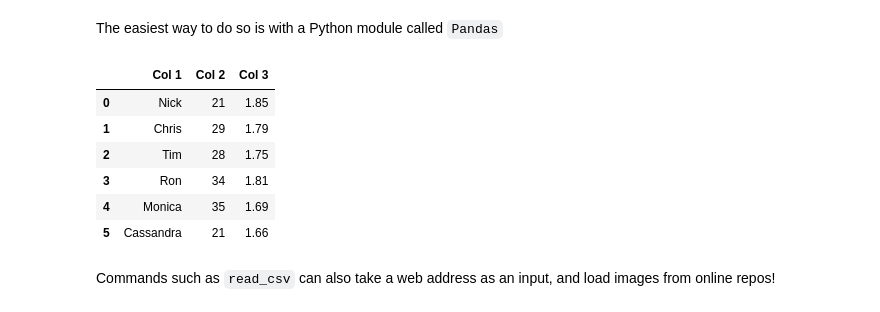
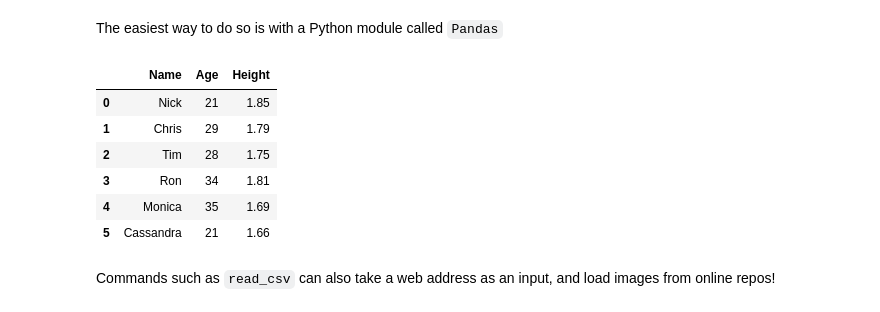
Before and after one commit to carlosfmorenog/CMM560, a Jupyter notebook: CMM560_Topic_1/CMM560_T1_Lec.ipynb, the cells around one changed output. Saved outputs shown, nothing was run; the diff lists cells and outputs as text; code cells hidden in the pictures.

```diff
--- a/CMM560_Topic_1/CMM560_T1_Lec.ipynb
+++ b/CMM560_Topic_1/CMM560_T1_Lec.ipynb
@@ -104,10 +108,10 @@ The easiest way to do so is with a Python module called `Pandas`
 import pandas as pd
 # %%
 # This cell will work only if the "data.csv" is in the same directory as this notebook
-data = pd.read_csv('data.csv')
+data = pd.read_csv('/content/CMM560/CMM560_Topic_1/data.csv')
 data
 # %% [output]
-|  | Col 1 | Col 2 | Col 3 |
+|  | Name | Age | Height |
 | 0 | Nick | 21 | 1.85 |
 | 1 | Chris | 29 | 1.79 |
 | 2 | Tim | 28 | 1.75 |
```
Also changed, not shown: parts of 5 cells of this notebook.
